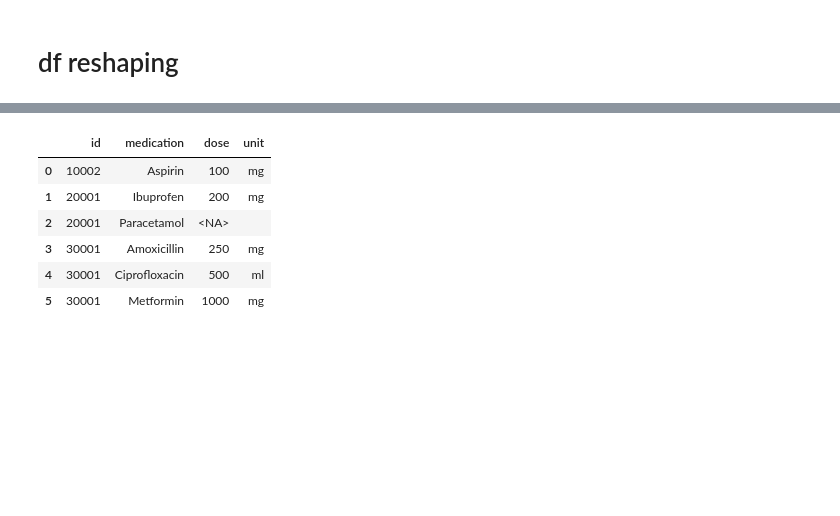
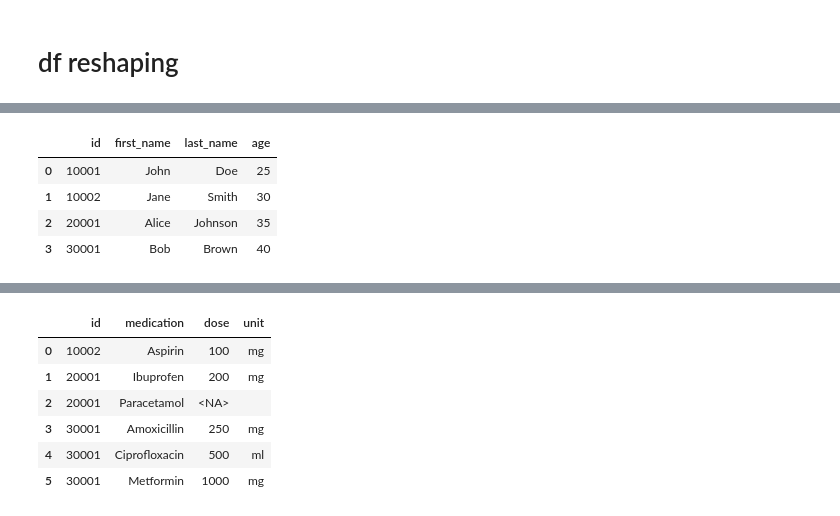
Before and after one commit to MartinVoelkl94/dukit, a Jupyter notebook: interactive_demo.ipynb, the cells around one changed output, grey strips where cells are left out. Drawn from its saved outputs; the diff is of its cells as text; code cells hidden in the pictures; blank space fills up the shorter version.

```diff
--- a/interactive_demo.ipynb
+++ b/interactive_demo.ipynb
@@ -987,0 +990,3 @@ dk.diff(old, new).details()
+# %%
+patients = dk.get_df_patients()
+patients
@@ -987,0 +999,14 @@ dk.diff(old, new).details()
+# %%
+decomposed = dk.decompose(
+    patients,
+    col='name',
+    cols=['first_name', 'last_name'],
+    pattern='(.+) (.+)',
+    )
+decomposed
+# %% [output]
+|  | id | first_name | last_name | age |
+| 0 | 10001 | John | Doe | 25 |
+| 1 | 10002 | Jane | Smith | 30 |
+| 2 | 20001 | Alice | Johnson | 35 |
+| 3 | 30001 | Bob | Brown | 40 |
```
Also changed, not shown: parts of 13 cells of this notebook, 3 other files.
